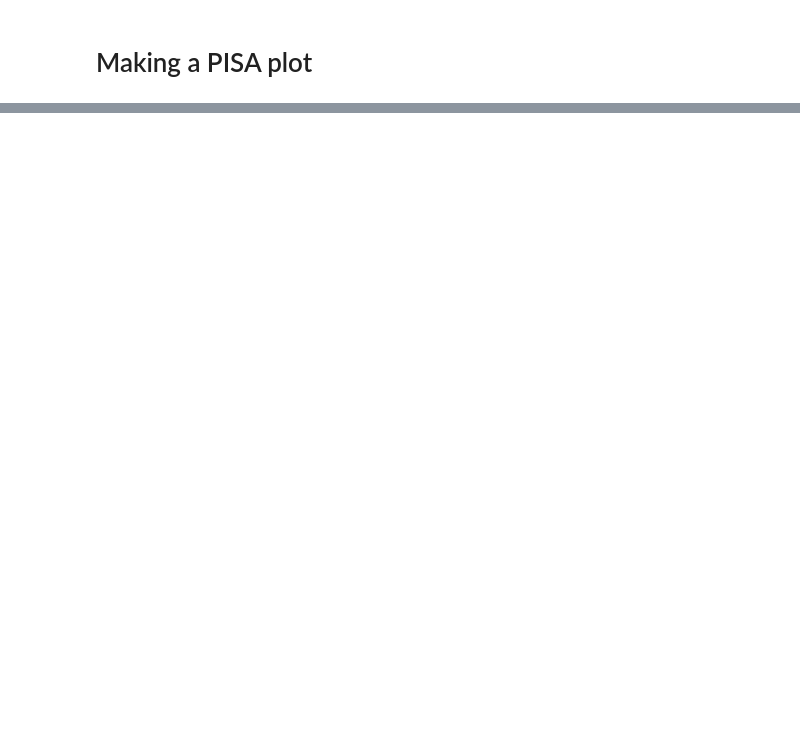
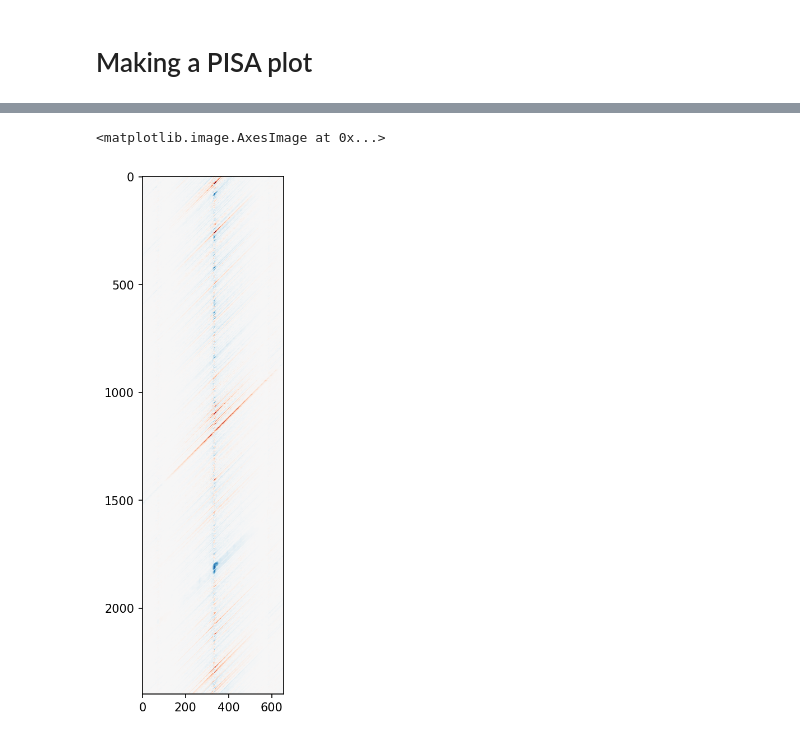
Before and after one commit to mmtrebuchet/bpreveal, a Jupyter notebook: doc/demos/osknExample.ipynb, the cells around one changed output, grey strips where cells are left out. Cells and saved outputs as stored; diff of their text form; code cells hidden in the pictures; blank space fills up the shorter version.

```diff
--- a/doc/demos/osknExample.ipynb
+++ b/doc/demos/osknExample.ipynb
@@ -1118,7 +1130,7 @@ for pat in patternsToScan.keys():
         "scan-settings" : {
             "scan-contrib-h5" : WORKING_DIRECTORY + "/shap/" + pat + ".h5",
             "hits-tsv" : hitsTsv,
-            "num-threads" : 70},
+            "num-threads" : NUM_THREADS},
         "seqlet-cutoff-json" : WORKING_DIRECTORY + "/scan/" + pat + "_motifs.json",
         "verbosity" : "INFO"}
     scanFname = WORKING_DIRECTORY + "/json/scan_" + pat + ".json"
@@ -1129,4 +1141,4 @@ for pat in patternsToScan.keys():
         json.dump(scanConfigDict, fp, indent=4)
     with open(cutoffFname, "w") as fp:
         json.dump(cutoffConfigDict, fp, indent=4)
-jobsNonGpu(SLURM_CONFIG, cmds, "motifScan", 70, 10, "10:00:00")
+SLURM_CMD_CPU(SLURM_CONFIG, cmds, "motifScan", NUM_THREADS, 20)
@@ -1179,7 +1200,7 @@ windowChrom = "chr1"
 #The slop is (2093-1)/2 = 1046
 #I want to shap starting at chr1:180924752 and I want to take 400 bases worth of calculations.
 def writeRegion(genome, outFp, regionStart):
-    genomeStart = regionStart - 1046
+    genomeStart = regionStart - BUFFER
     genomeEnd = genomeStart + INPUT_LENGTH
     seq = genome.fetch(windowChrom, genomeStart, genomeEnd)
     outFp.write(">{0:d}\n".format(regionStart))
@@ -1205,10 +1226,11 @@ for tfid in [0,3]:
                        "input-length" : INPUT_LENGTH,
                        "output-length" : OUTPUT_LENGTH,
                        "make-predictions" : True,
-                       "verbosity" : "WARNING"}
+                       "num-batchers" : 2,
+                       "verbosity" : "INFO"}
         jsonFname = WORKING_DIRECTORY + "/json/pisa_" + task_name + ".json"
         with open(jsonFname, "w") as fp:
             json.dump(pisa_config, fp)
         cmds.append("interpretPisa {0:s}".format(jsonFname))
 
-jobsGpu(SLURM_CONFIG, cmds, "interpretPisa", 5, 20, "10:00:00")
+SLURM_CMD_GPU(SLURM_CONFIG, cmds, "interpretPisa", 5, 20, "10:00:00")
@@ -1215,6 +1239,6 @@ jobsGpu(SLURM_CONFIG, cmds, "interpretPisa", 5, 20, "10:00:00")
 # %%
 #Let's take a look at the pisa results!
-with h5py.File(WORKING_DIRECTORY + "/shap/pisa_oct4_positive.h5", "r") as fp:
+with h5py.File(WORKING_DIRECTORY + "/shap/pisa_nanog_positive.h5", "r") as fp:
     pisaDescriptions = list(fp["descriptions"])
     pisaSequences = np.array(fp["sequence"])
     pisaShap = np.array(fp["shap"])
@@ -1226,6 +1252,9 @@ print(pisaVals.shape)
 # %%
-pisaSpan = 0.1
+pisaSpan = 0.2
 plt.imshow(pisaVals[:,700:-700], vmin=-pisaSpan, vmax=pisaSpan, cmap='RdBu_r')
+# %% [output]
+<matplotlib.image.AxesImage at 0x...>
+[figure, added]
 # %%
 #Let's remind ourselves of what the nanog binding looked like...
 plotShapBigwigs('nanog', 'residual', startPos = windowStart + 1000, span=500)
```
Also changed, not shown: parts of 24 cells of this notebook, 3 other files.
